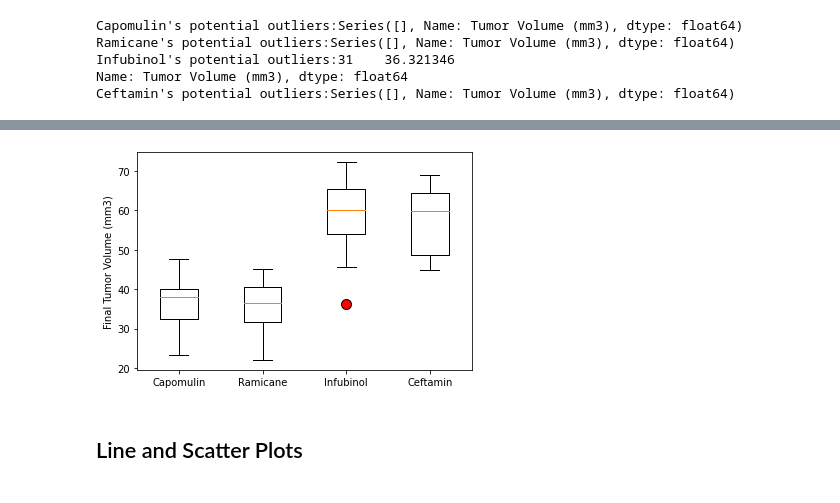
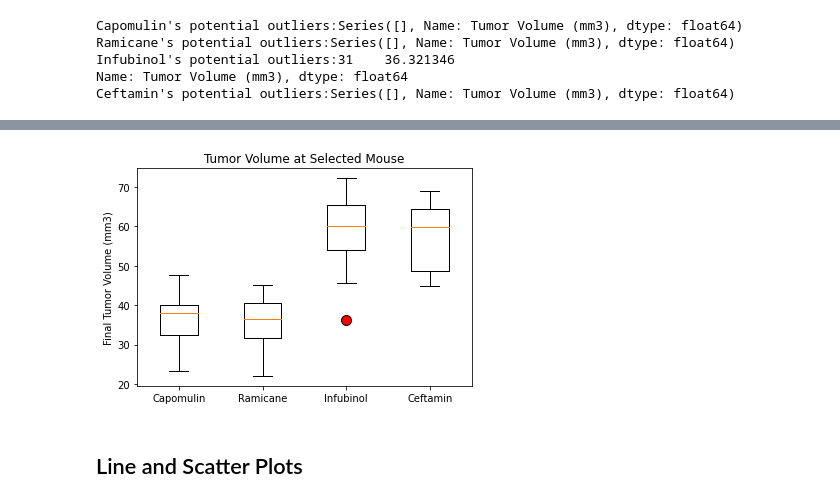
Before and after one commit to Salllym/Matplotlib-The-Power-of-Plots, a Jupyter notebook: Pymaceuticals/pymaceuticals_starter.ipynb, the cells around one changed output, grey strips where cells are left out. Saved outputs shown, nothing was run; the diff lists cells and outputs as text; code cells hidden in the pictures.

```diff
--- a/Pymaceuticals/pymaceuticals_starter.ipynb
+++ b/Pymaceuticals/pymaceuticals_starter.ipynb
@@ -301,12 +305,14 @@ Values above 87.67 could be Ceftamin outliers.
 # %%
 # Generate a box plot of the final tumor volume of each mouse across four regimens of interest
 red_dot = dict(markerfacecolor = "red", markersize=10)
 plt.boxplot([cap, ram, inf, ceft],labels=['Capomulin','Ramicane','Infubinol','Ceftamin'],flierprops= red_dot)
 plt.ylabel('Final Tumor Volume (mm3)')
+plt.title('Tumor Volume at Selected Mouse')
+
 
 plt.show()
 # %% [output]
-[figure, old version]
+[figure, new version]
 # %% [markdown]
 ## Line and Scatter Plots
 # %%
```
Also changed, not shown: parts of 6 cells of this notebook.
